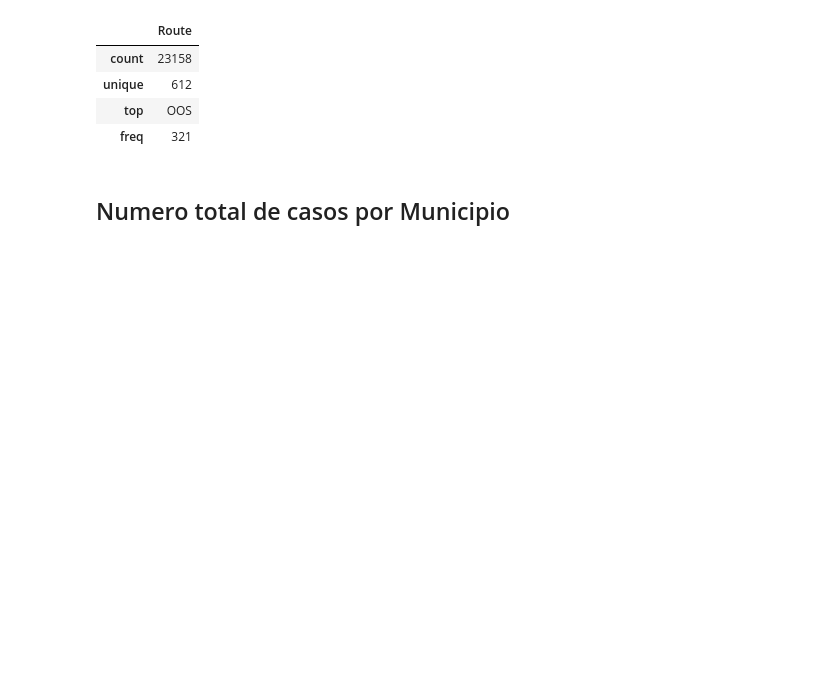
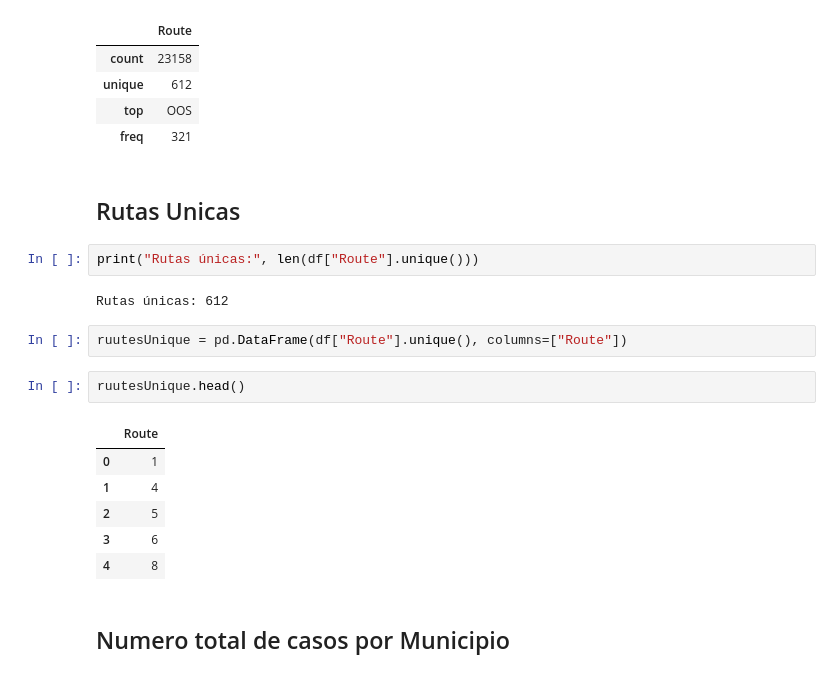
Before and after one commit to luisrebel1239/analisis-datos-csv, a Jupyter notebook: notebook.ipynb, the cells around one changed output. Saved outputs shown, nothing was run; the diff lists cells and outputs as text; blank space fills up the shorter version.

Commit message:
Rutas Unicas

```diff
--- a/notebook.ipynb
+++ b/notebook.ipynb
@@ -35,6 +36,23 @@ df[total_data].describe()
 | unique | 612 |
 | top | OOS |
 | freq | 321 |
+# %% [markdown]
+## Rutas Unicas
+# %%
+print("Rutas únicas:", len(df["Route"].unique()))
+# %% [output]
+Rutas únicas: 612
+# %%
+ruutesUnique = pd.DataFrame(df["Route"].unique(), columns=["Route"])
+# %%
+ruutesUnique.head()
+# %% [output]
+|  | Route |
+| 0 | 1 |
+| 1 | 4 |
+| 2 | 5 |
+| 3 | 6 |
+| 4 | 8 |
 # %% [markdown]
 ## Numero total de casos por Municipio
 # %%
```
Also changed, not shown: parts of 6 cells of this notebook.
